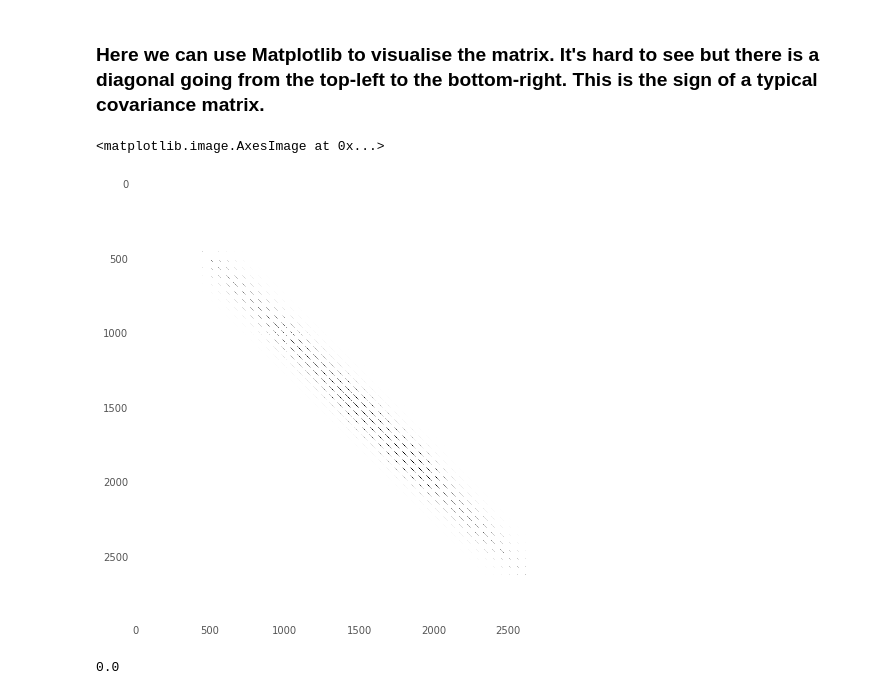
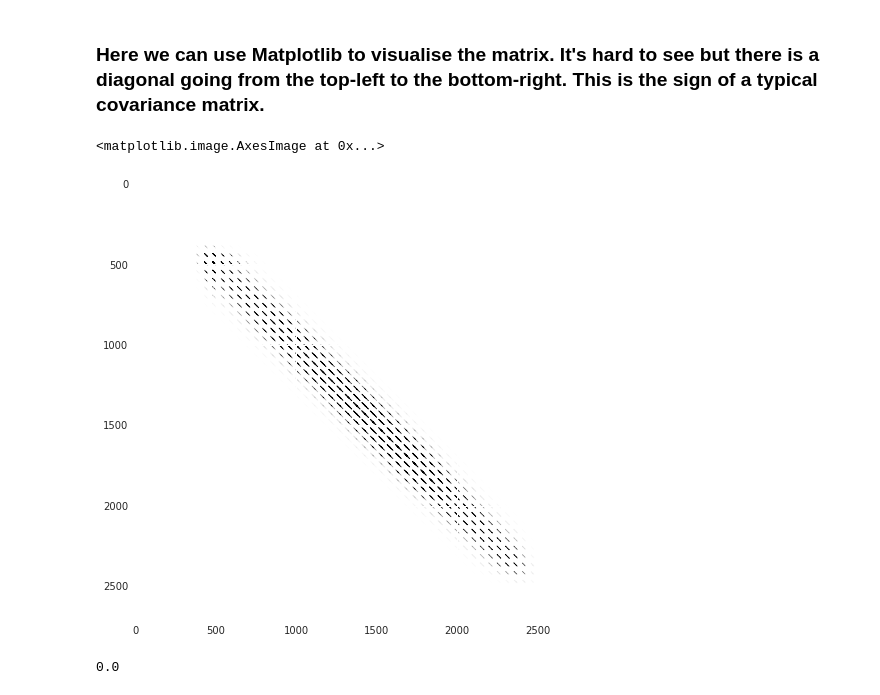
Before and after one commit to sjshamsi/Spiral_Analysis, a Jupyter notebook: Matrices/basic_covariance_usage.ipynb, the cells around one changed output. Saved outputs shown, nothing was run; the diff lists cells and outputs as text; code cells hidden in the pictures.

```diff
--- a/Matrices/basic_covariance_usage.ipynb
+++ b/Matrices/basic_covariance_usage.ipynb
@@ -52,13 +52,14 @@ covar_map = map_covar(ha_map)
 # %% [markdown]
 ### Here we can use Matplotlib to visualise the matrix. It's hard to see but there is a diagonal going from the top-left to the bottom-right. This is the sign of a typical covariance matrix.
 # %%
+plt.style.use('seaborn')
 plt.style.use('seaborn-colorblind')
 
 plt.figure(figsize=(8, 8))
-plt.imshow(covar_map, vmin=0, vmax=0.003)
+plt.imshow(covar_map, vmin=0, vmax=0.0005)
 # %% [output]
 <matplotlib.image.AxesImage at 0x...>
-[figure, old version]
+[figure, new version]
 # %%
 covar_map.min()
 # %% [output]
```
Also changed, not shown: parts of 4 cells of this notebook, 14 other files.
